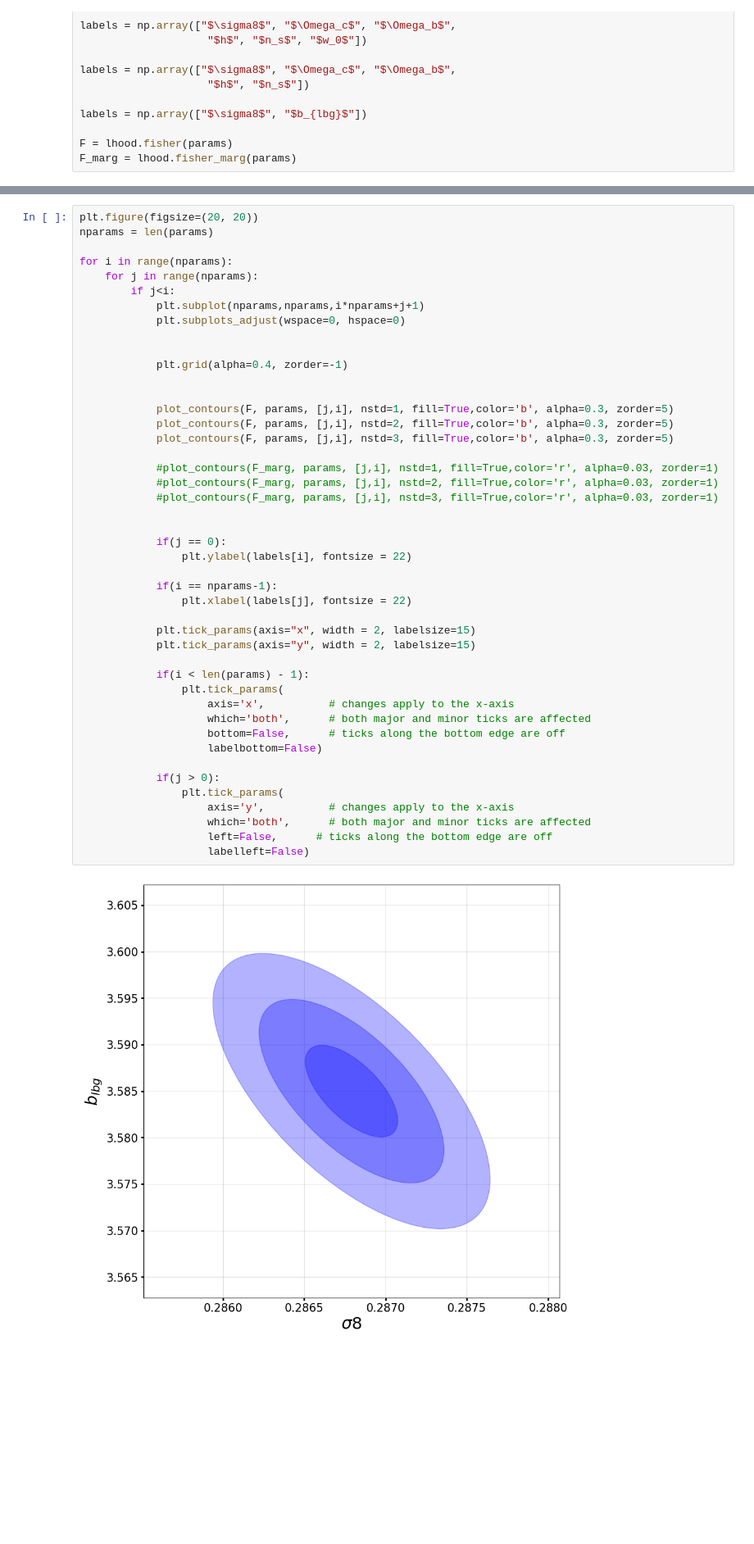
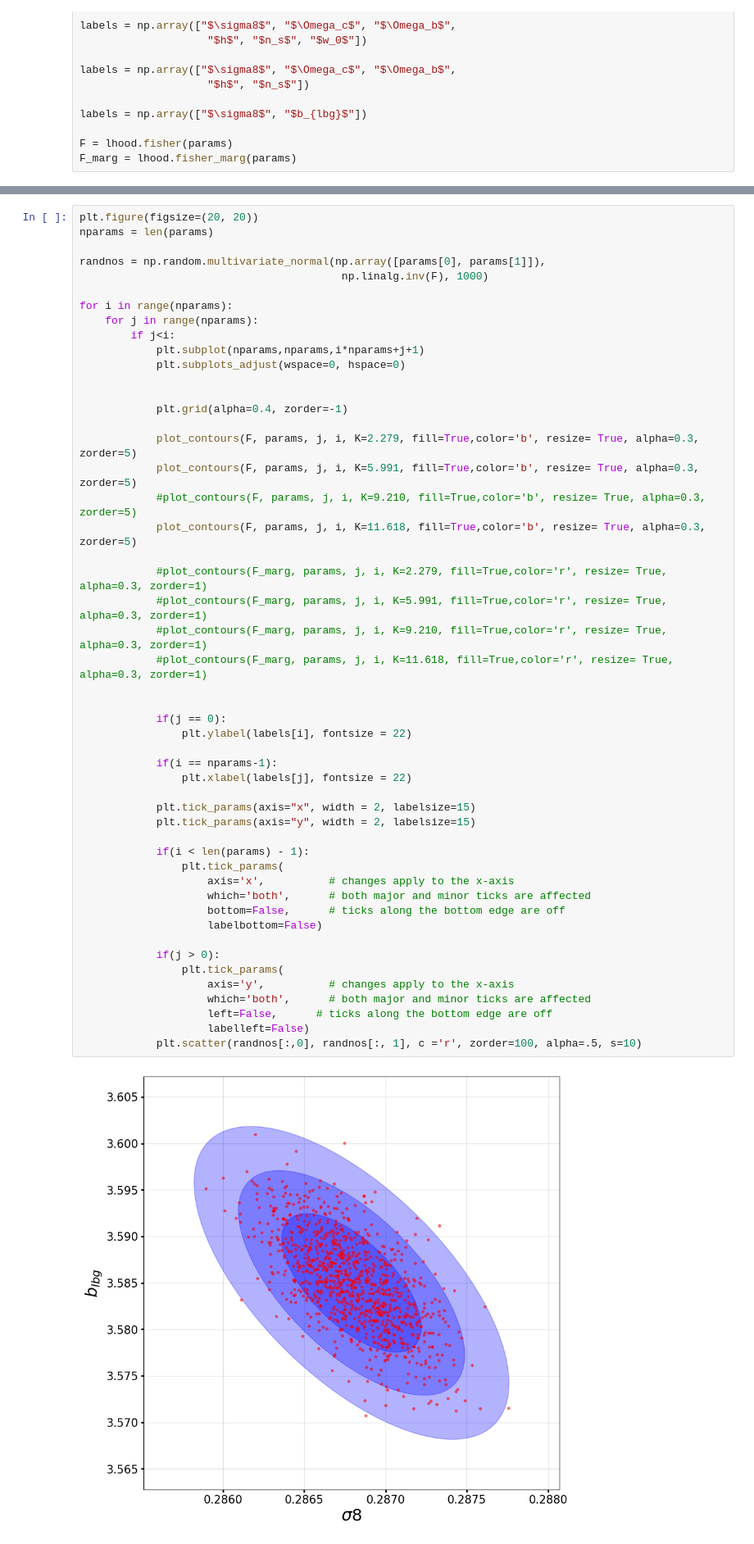
Before and after one commit to fpetri115/LBGforecast, a Jupyter notebook: tests_likelihood.ipynb, the cells around one changed output, grey strips where cells are left out. Shown at 82% size. Saved outputs shown, nothing was run; the diff lists cells and outputs as text; blank space fills up the shorter version.

```diff
--- a/tests_likelihood.ipynb
+++ b/tests_likelihood.ipynb
@@ -103,6 +109,9 @@ def plot_contours(fisher, pos, inds, nstd=1., ax=None, **kwargs):
 # %%
 plt.figure(figsize=(20, 20))
 nparams = len(params)
+
+randnos = np.random.multivariate_normal(np.array([params[0], params[1]]),
+                                         np.linalg.inv(F), 1000)
 
 for i in range(nparams):
     for j in range(nparams):
@@ -112,38 +121,40 @@ for i in range(nparams):
 
 
             plt.grid(alpha=0.4, zorder=-1)
 
+            plot_contours(F, params, j, i, K=2.279, fill=True,color='b', resize= True, alpha=0.3, zorder=5)
+            plot_contours(F, params, j, i, K=5.991, fill=True,color='b', resize= True, alpha=0.3, zorder=5)
+            #plot_contours(F, params, j, i, K=9.210, fill=True,color='b', resize= True, alpha=0.3, zorder=5)
+            plot_contours(F, params, j, i, K=11.618, fill=True,color='b', resize= True, alpha=0.3, zorder=5)
 
-            plot_contours(F, params, [j,i], nstd=1, fill=True,color='b', alpha=0.3, zorder=5)
-            plot_contours(F, params, [j,i], nstd=2, fill=True,color='b', alpha=0.3, zorder=5)
-            plot_contours(F, params, [j,i], nstd=3, fill=True,color='b', alpha=0.3, zorder=5)
-
-            #plot_contours(F_marg, params, [j,i], nstd=1, fill=True,color='r', alpha=0.03, zorder=1)
-            #plot_contours(F_marg, params, [j,i], nstd=2, fill=True,color='r', alpha=0.03, zorder=1)
-            #plot_contours(F_marg, params, [j,i], nstd=3, fill=True,color='r', alpha=0.03, zorder=1)
+            #plot_contours(F_marg, params, j, i, K=2.279, fill=True,color='r', resize= True, alpha=0.3, zorder=1)
+            #plot_contours(F_marg, params, j, i, K=5.991, fill=True,color='r', resize= True, alpha=0.3, zorder=1)
+            #plot_contours(F_marg, params, j, i, K=9.210, fill=True,color='r', resize= True, alpha=0.3, zorder=1)
+            #plot_contours(F_marg, params, j, i, K=11.618, fill=True,color='r', resize= True, alpha=0.3, zorder=1)
 
 
             if(j == 0):
                 plt.ylabel(labels[i], fontsize = 22)
 
             if(i == nparams-1):
                 plt.xlabel(labels[j], fontsize = 22)
 
             plt.tick_params(axis="x", width = 2, labelsize=15)
             plt.tick_params(axis="y", width = 2, labelsize=15)
 
             if(i < len(params) - 1):
                 plt.tick_params(
                     axis='x',          # changes apply to the x-axis
                     which='both',      # both major and minor ticks are affected
                     bottom=False,      # ticks along the bottom edge are off
                     labelbottom=False)
 
             if(j > 0):
                 plt.tick_params(
                     axis='y',          # changes apply to the x-axis
                     which='both',      # both major and minor ticks are affected
                     left=False,      # ticks along the bottom edge are off
                     labelleft=False)
+            plt.scatter(randnos[:,0], randnos[:, 1], c ='r', zorder=100, alpha=.5, s=10)
 # %% [output]
-[figure, old version]
+[figure, new version]
```
Also changed, not shown: parts of 2 cells of this notebook.
